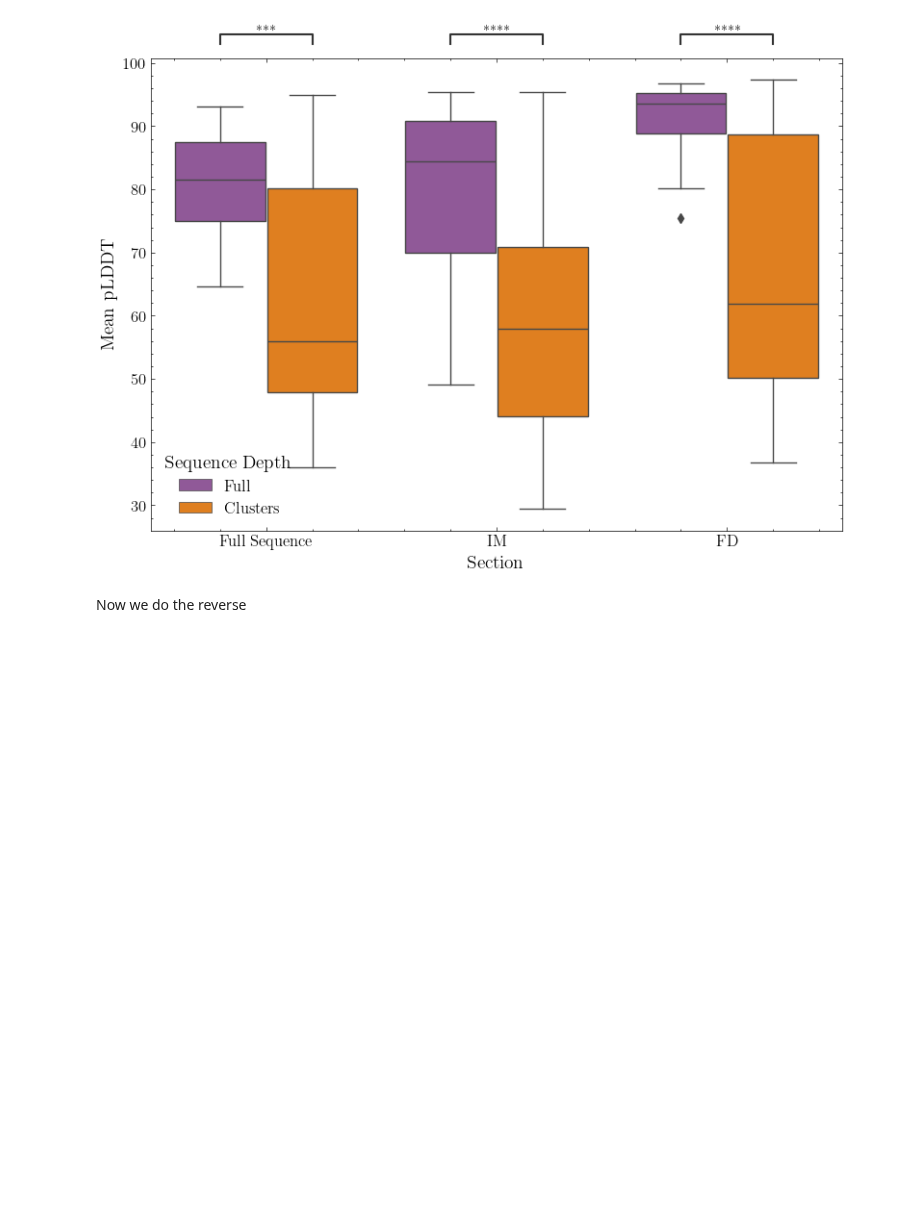
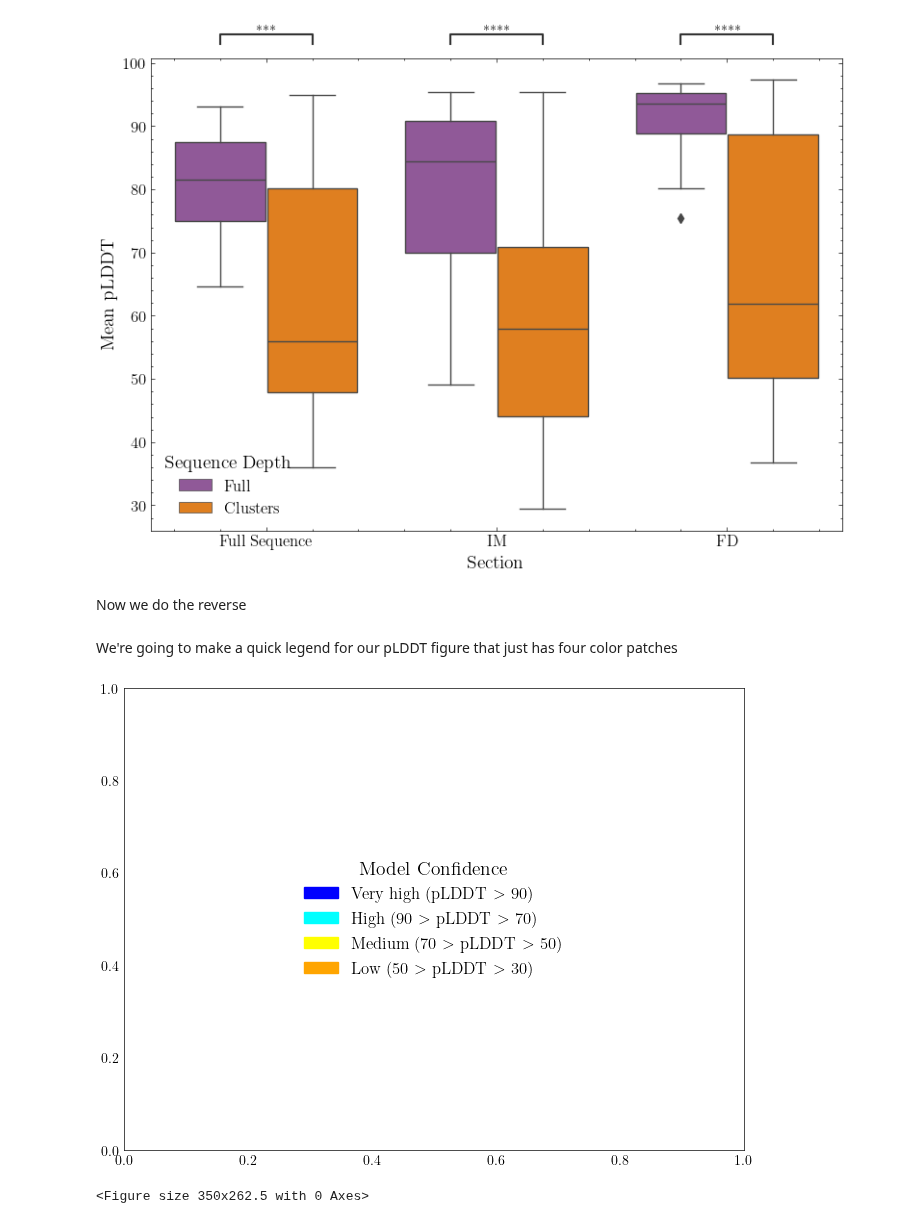
Before and after one commit to jpigles/alphafold-rmsd, a Jupyter notebook: plddt2.ipynb, the cells around one changed output. Saved outputs shown, nothing was run; the diff lists cells and outputs as text; code cells hidden in the pictures; blank space fills up the shorter version.

Commit message:
Made pLDDT legend

```diff
--- a/plddt2.ipynb
+++ b/plddt2.ipynb
@@ -325,3 +326,26 @@ Now we do the reverse
 # annotator.apply_and_annotate()
 
 # plt.savefig('./project_pipeline/data/figures/af_two_states_plddt2.png')
+# %% [markdown]
+We're going to make a quick legend for our pLDDT figure that just has four color patches
+# %%
+plt.subplots(figsize=(8, 6))
+plt.tick_params(
+    axis='both',
+    which='both',
+    bottom=False,
+    left=False,
+    top=False,
+    right=False
+)
+blue_patch = mpatches.Patch(color='blue', label='Very high (pLDDT $>$ 90)')
+cyan_patch = mpatches.Patch(color='cyan', label='High (90 $>$ pLDDT $>$ 70)')
+yellow_patch = mpatches.Patch(color='yellow', label='Medium (70 $>$ pLDDT $>$ 50)')
+orange_patch = mpatches.Patch(color='orange', label='Low (50 $>$ pLDDT $>$ 30)')
+
+plt.legend(handles=[blue_patch, cyan_patch, yellow_patch, orange_patch], fontsize='12', title='Model Confidence', title_fontsize='14', loc='center', bbox_to_anchor=(0.5, 0.5))
+plt.show()
+plt.savefig('./project_pipeline/data/figures/plddt_legend.png')
+# %% [output]
+[figure, added]
+<Figure size 350x262.5 with 0 Axes>
```
Also changed, not shown: parts of 1 cell of this notebook, 1 other file.
